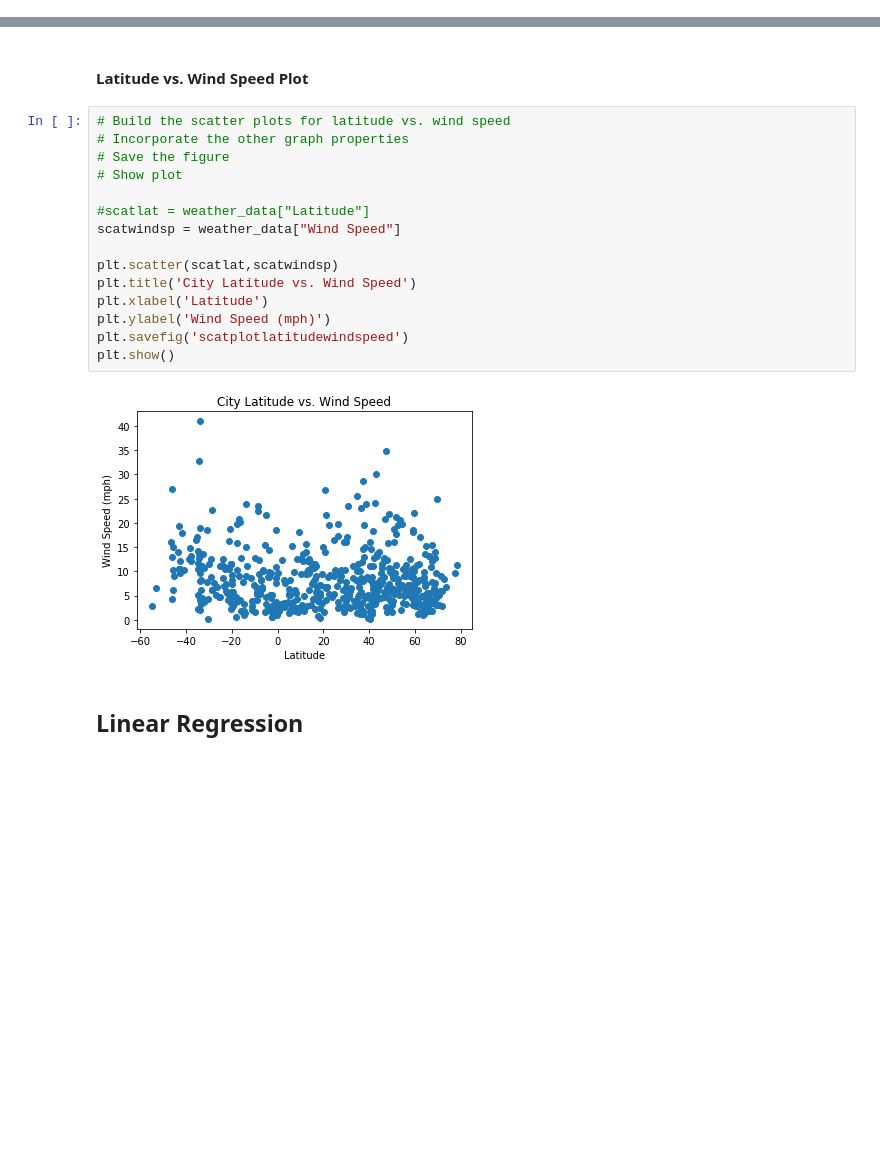
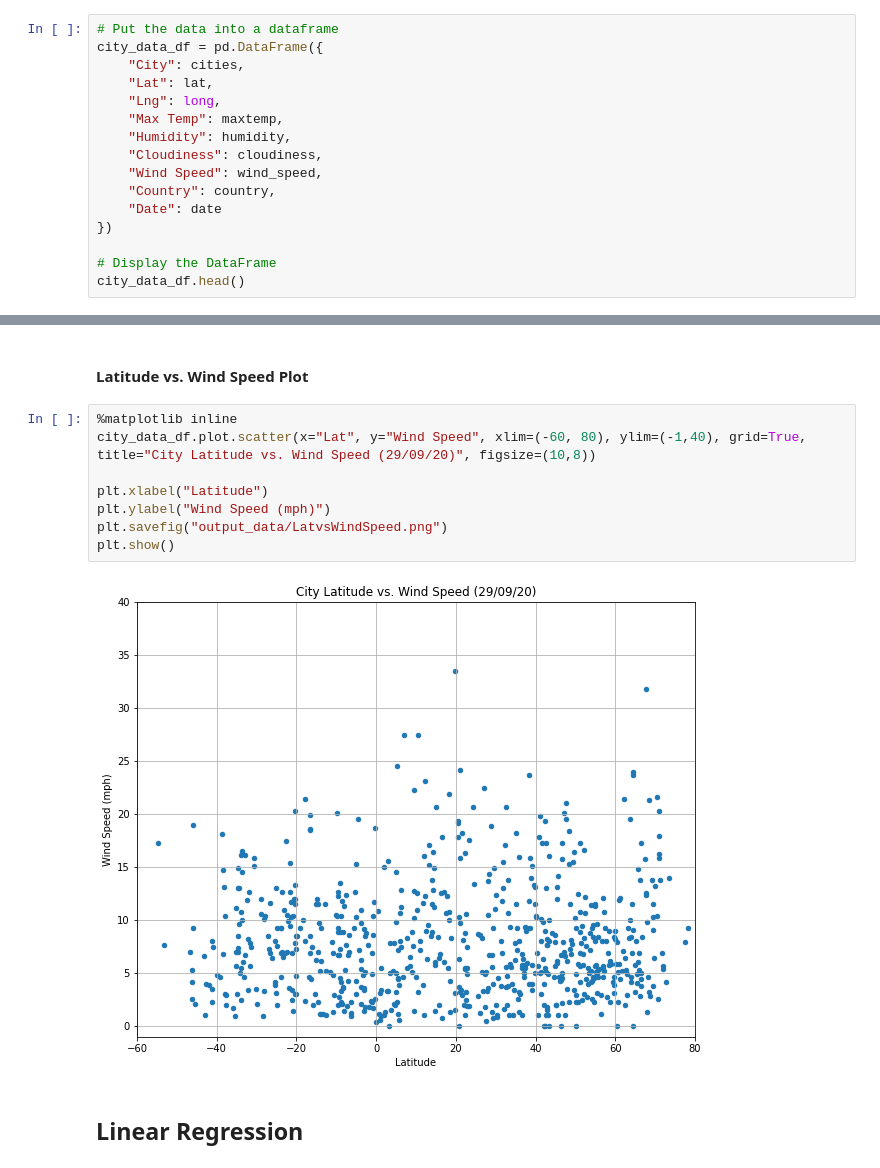
Before and after one commit to Jesskhunter/python-api-challenge, a Jupyter notebook: WeatherPy/WeatherPy.ipynb, the cells around one changed output, grey strips where cells are left out. Cells and saved outputs as stored; diff of their text form; blank space fills up the shorter version.

```diff
--- a/WeatherPy/WeatherPy.ipynb
+++ b/WeatherPy/WeatherPy.ipynb
@@ -193,0 +143,16 @@ weather_data.head()
+# %%
+# Put the data into a dataframe
+city_data_df = pd.DataFrame({
+    "City": cities,
+    "Lat": lat,
+    "Lng": long,
+    "Max Temp": maxtemp,
+    "Humidity": humidity,
+    "Cloudiness": cloudiness,
+    "Wind Speed": wind_speed,
+    "Country": country,
+    "Date": date
+})
+
+# Display the DataFrame
+city_data_df.head()
@@ -264,22 +259,15 @@ plt.show()
 # %% [markdown]
 #### Latitude vs. Wind Speed Plot
 # %%
-# Build the scatter plots for latitude vs. wind speed
-# Incorporate the other graph properties
-# Save the figure
-# Show plot
+%matplotlib inline
+city_data_df.plot.scatter(x="Lat", y="Wind Speed", xlim=(-60, 80), ylim=(-1,40), grid=True, title="City Latitude vs. Wind Speed (29/09/20)", figsize=(10,8))
 
-#scatlat = weather_data["Latitude"]
-scatwindsp = weather_data["Wind Speed"]
-
-plt.scatter(scatlat,scatwindsp)
-plt.title('City Latitude vs. Wind Speed')
-plt.xlabel('Latitude')
-plt.ylabel('Wind Speed (mph)')
-plt.savefig('scatplotlatitudewindspeed')
+plt.xlabel("Latitude")
+plt.ylabel("Wind Speed (mph)")
+plt.savefig("output_data/LatvsWindSpeed.png")
 plt.show()
 # %% [output]
-[figure, old version]
+[figure, new version]
 # %% [markdown]
 ## Linear Regression
 # %%
```
Also changed, not shown: parts of 39 cells of this notebook, 19 other files.
